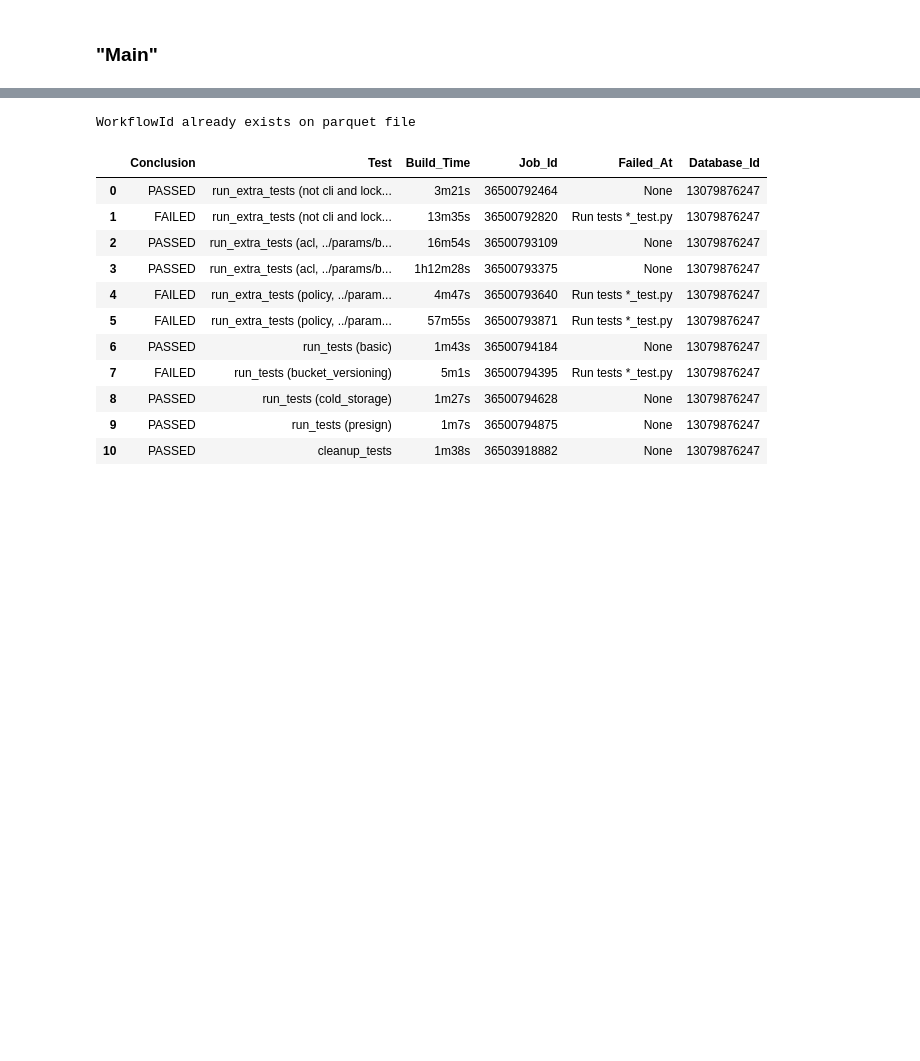
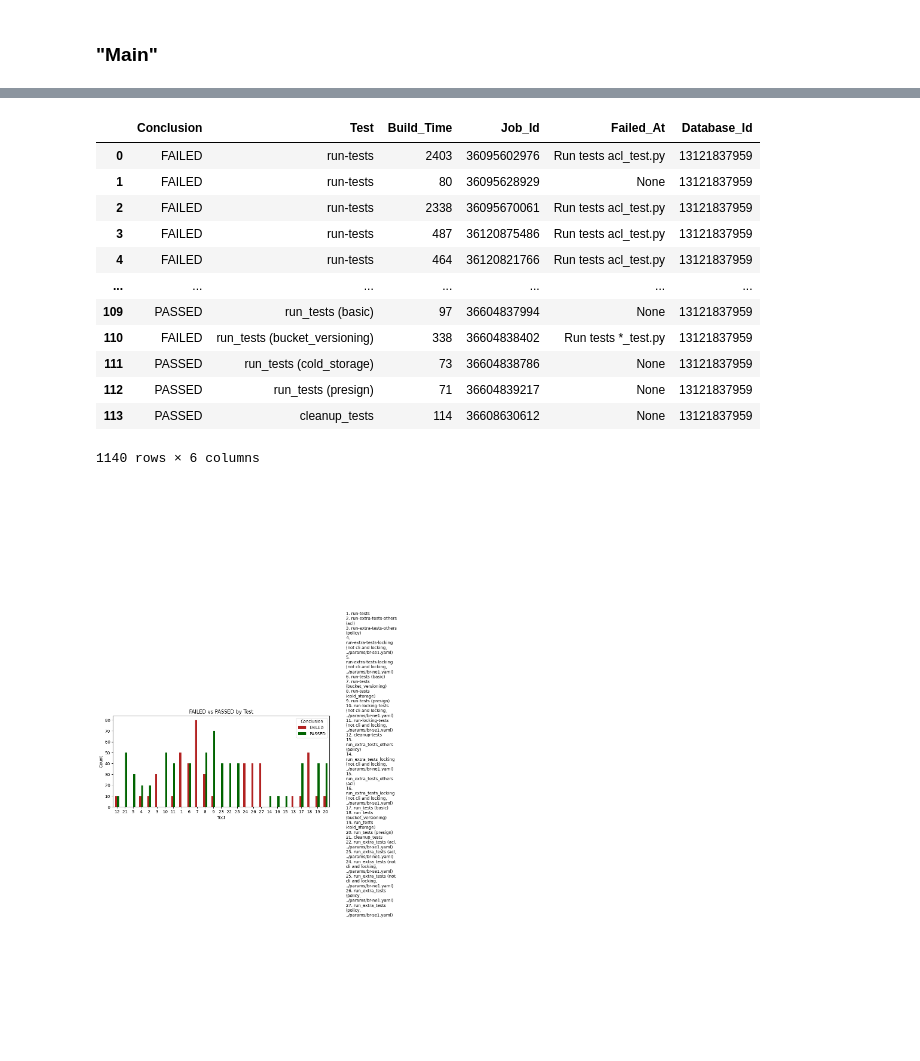
Before and after one commit to 2xlhe/gh-Actions-Reader, a Jupyter notebook: ghActionsReader.ipynb, the cells around one changed output, grey strips where cells are left out. Cells and saved outputs as stored; diff of their text form; code cells hidden in the pictures; blank space fills up the shorter version.

```diff
--- a/ghActionsReader.ipynb
+++ b/ghActionsReader.ipynb
@@ -247,0 +389,10 @@ DataFrame successfully saved to ./bin/actionsWorflow.parquet
+# %%
+artifacts = ActionArtifacts(repository=repo_path)
+a = artifacts.retrieve_downloaded_artifacts()
+status_df = artifacts.artifact_to_df(artifact_path=a[1])
+# %%
+import datetime
+
+a = ['avg', 'min', 'total']
+for i in a:
+    status_df[i] = status_df[i].apply(lambda x: datetime.datetime.strptime(x, "%H:%M:%S.%f"))
@@ -248,19 +498,56 @@ DataFrame successfully saved to ./bin/actionsWorflow.parquet
 # %%
 jobs = ActionsJobs(repository=repo_path, workflow=workflow)
-job_id = workflow.df['databaseId'].get(1)
-c = jobs.get_jobs(job_id)
-c
+ids = workflow.df['databaseId'].unique()
+all_job_dfs = [jobs.get_jobs(id)for id in ids]
+jobs_df = pd.concat(all_job_dfs)
+jobs_df
 # %% [output]
+|  | Conclusion | Test | Build_Time | Job_Id | Failed_At | Database_Id |
+| 0 | FAILED | run-tests | 2403 | 36095602976 | Run tests acl_test.py | 13121837959 |
+| 1 | FAILED | run-tests | 80 | 36095628929 | None | 13121837959 |
+| 2 | FAILED | run-tests | 2338 | 36095670061 | Run tests acl_test.py | 13121837959 |
+| 3 | FAILED | run-tests | 487 | 36120875486 | Run tests acl_test.py | 13121837959 |
+| 4 | FAILED | run-tests | 464 | 36120821766 | Run tests acl_test.py | 13121837959 |
+| ... | ... | ... | ... | ... | ... | ... |
+| 109 | PASSED | run_tests (basic) | 97 | 36604837994 | None | 13121837959 |
+| 110 | FAILED | run_tests (bucket_versioning) | 338 | 36604838402 | Run tests *_test.py | 13121837959 |
+| 111 | PASSED | run_tests (cold_storage) | 73 | 36604838786 | None | 13121837959 |
+| 112 | PASSED | run_tests (presign) | 71 | 36604839217 | None | 13121837959 |
+| 113 | PASSED | cleanup_tests | 114 | 36608630612 | None | 13121837959 |
-WorkflowId already exists on parquet file
+1140 rows × 6 columns
-|  | Conclusion | Test | Build_Time | Job_Id | Failed_At | Database_Id |
-| 0 | PASSED | run_extra_tests (not cli and lock... | 3m21s | 36500792464 | None | 13079876247 |
-| 1 | FAILED | run_extra_tests (not cli and lock... | 13m35s | 36500792820 | Run tests *_test.py | 13079876247 |
-| 2 | PASSED | run_extra_tests (acl, ../params/b... | 16m54s | 36500793109 | None | 13079876247 |
-| 3 | PASSED | run_extra_tests (acl, ../params/b... | 1h12m28s | 36500793375 | None | 13079876247 |
-| 4 | FAILED | run_extra_tests (policy, ../param... | 4m47s | 36500793640 | Run tests *_test.py | 13079876247 |
-| 5 | FAILED | run_extra_tests (policy, ../param... | 57m55s | 36500793871 | Run tests *_test.py | 13079876247 |
-| 6 | PASSED | run_tests (basic) | 1m43s | 36500794184 | None | 13079876247 |
-| 7 | FAILED | run_tests (bucket_versioning) | 5m1s | 36500794395 | Run tests *_test.py | 13079876247 |
-| 8 | PASSED | run_tests (cold_storage) | 1m27s | 36500794628 | None | 13079876247 |
-| 9 | PASSED | run_tests (presign) | 1m7s | 36500794875 | None | 13079876247 |
-| 10 | PASSED | cleanup_tests | 1m38s | 36503918882 | None | 13079876247 |
+# %%
+import matplotlib.pyplot as plt
+
+def plot_failed_passed_jobs_bars(df):
+    unique_names = df.groupby(['Test', 'Conclusion']).size().unstack(fill_value=0)
+    test_to_number = {test: i + 1 for i, test in enumerate(df['Test'].unique())}
+
+    # Define colors for 'FAILED' and 'PASSED'
+    colors = {
+        'FAILED': 'firebrick',
+        'PASSED': 'darkgreen'
+    }
+
+    ax = unique_names.plot.bar(color=[colors['FAILED'], colors['PASSED']], figsize=(8, 4))
+
+    # Add labels and title
+    ax.set_xlabel('Test')
+    ax.set_ylabel('Count')
+    ax.set_title('FAILED vs PASSED by Test')
+
+    # Change the x-tick labels to their respective numbers
+    ax.set_xticklabels([test_to_number[test] for test in unique_names.index], rotation=0)
+
+    # Create a legend for the test numbers and names
+    test_legend = [f"{num}. {test}" for test, num in test_to_number.items()]
+    plt.figtext(1.05, 0.5, "\n".join(test_legend), va='center', fontsize=10, wrap=True)
+
+    # Show the plot
+    plt.tight_layout()
+    plt.show()
+
+# Example usage
+#plot_failed_passed_jobs_bars(jobs_df[jobs_df['Conclusion'] == 'FAILED'])
+plot_failed_passed_jobs_bars(jobs_df)
+# %% [output]
+[figure, added]
```
Also changed, not shown: parts of 10 cells of this notebook, 5 other files.
